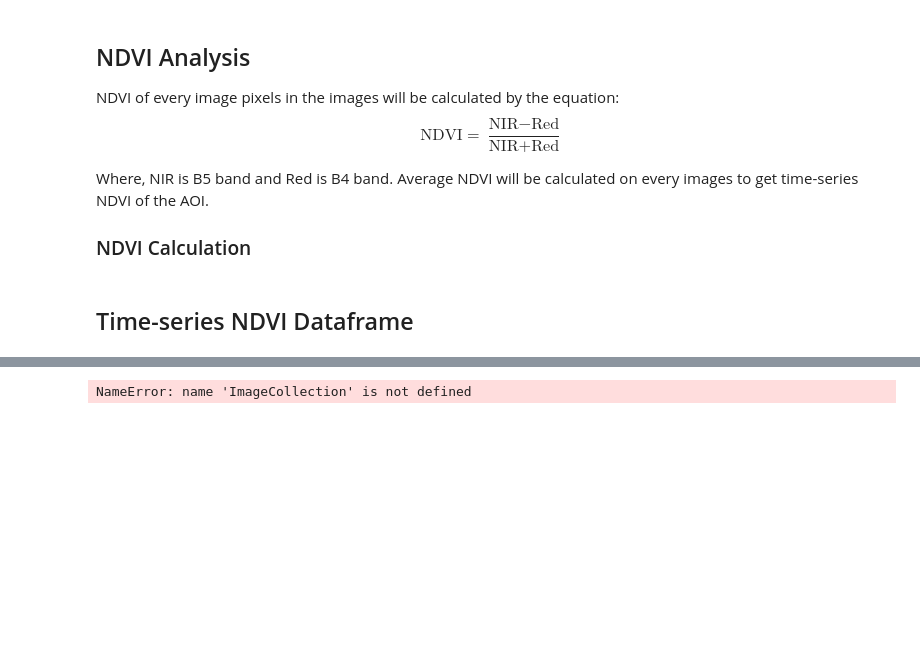
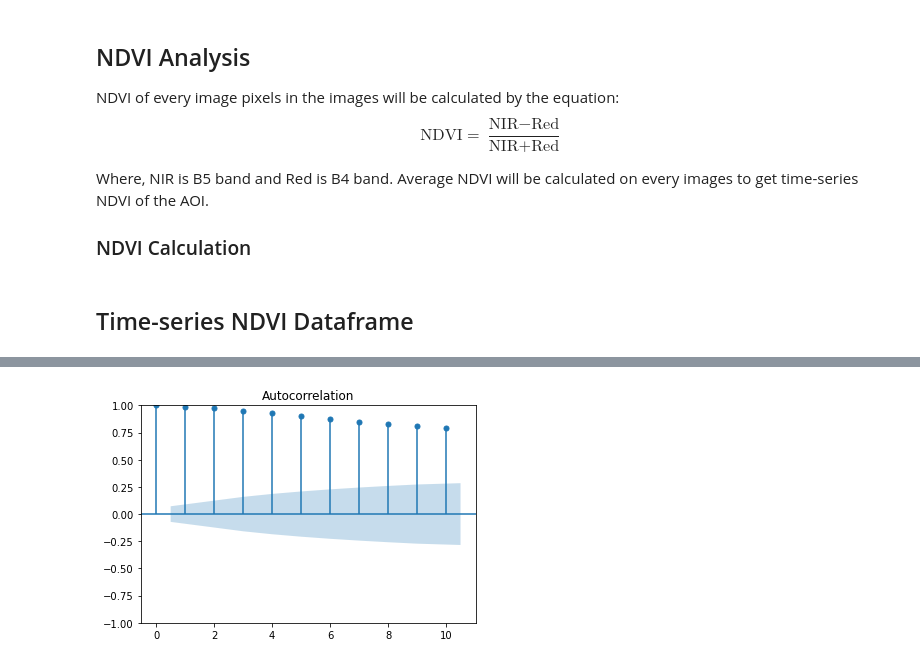
Before and after one commit to https-github-com-Engelbert107/Land_surface_classification_malawi_mozambique, a Jupyter notebook: MalawicodeTS.ipynb, the cells around one changed output, grey strips where cells are left out. Cells and saved outputs as stored; diff of their text form; code cells hidden in the pictures; blank space fills up the shorter version.

```diff
--- a/MalawicodeTS.ipynb
+++ b/MalawicodeTS.ipynb
@@ -226,15 +233,5 @@ plt.show()
-# %%
-def atcorrector(image):
-    qa = image.select('QA60')
-    bands = ee.List(['B1','B2','B3','B4','B5','B6','B7','B8','B8A','B9','B10','B11','B12'])
-
-    def mapper(band):
-        qa = qa.addBands(surface_reflectance(band))
-        return band
-
-    bands.map(mapper)
-    return qa
-
-ImageCollection.map(atcorrector)
-# %% [output]
-NameError: name 'ImageCollection' is not defined
+# %%
+fig = tsaplots.plot_acf(ndvi_df_daily,lags=10)
+plt.show()
+# %% [output]
+[figure, added]
```
Also changed, not shown: parts of 12 cells of this notebook.
